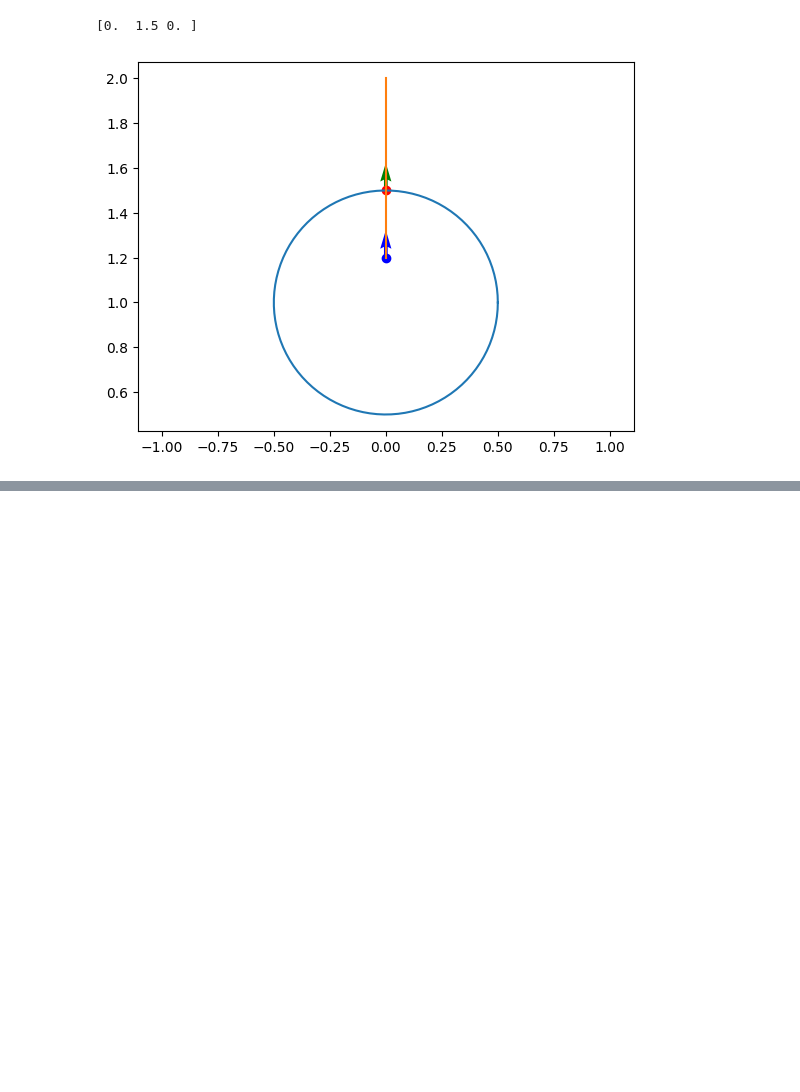
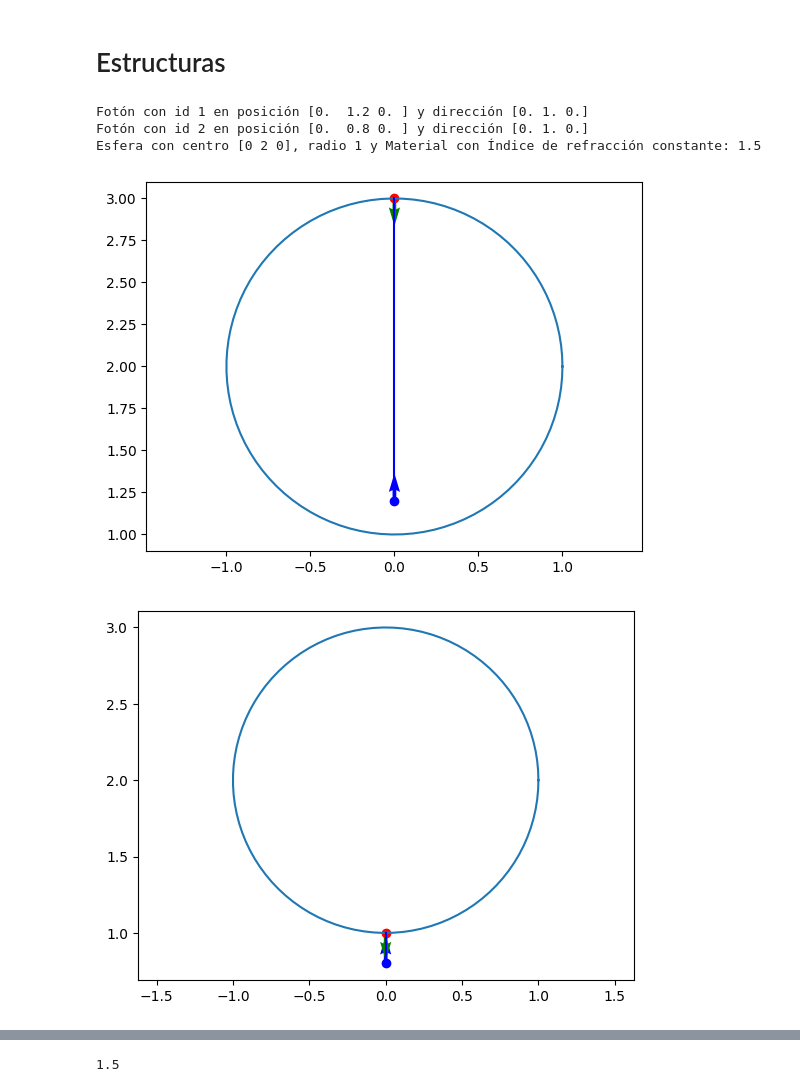
Before and after one commit to Olmichu22/Proyecto-DM-Master-Tecnologia-Fisica, a Jupyter notebook: test.ipynb, the cells around one changed output, grey strips where cells are left out. Saved outputs shown, nothing was run; the diff lists cells and outputs as text; code cells hidden in the pictures; blank space fills up the shorter version.

```diff
--- a/test.ipynb
+++ b/test.ipynb
@@ -74,29 +27,46 @@ def intersecion_foton_esfera(centro, radio, foton):
+# %% [markdown]
+# Estructuras
 # %%
-# Generamos una esfera de radio 0.5 y centro en el 1, 1
-foton1 = SimulatedPhoton(1, pos = np.array([0, 1.2, 0]), dire = np.array([0, 1, 0]))
-centro = np.array([0, 1, 0])
-radio = 0.5
-origen = foton1.get_pos()
-direccion = foton1.get_dir()
-interseccion_1, n = intersecion_foton_esfera(centro, radio, foton1)
-print(interseccion_1)
-# Dibujamos circunferencia (coordenadas x e y)
-theta = np.linspace(0, 2*np.pi, 100)
-x = centro[0] + radio*np.cos(theta)
-y = centro[1] + radio*np.sin(theta)
-plt.plot(x, y)
-plt.xlim(-2,2)
-plt.ylim(0,2)
-# Same size axis
-# Dibujar origen y vector de direccion
-plt.scatter(origen[0], origen[1], c='b')
-plt.quiver(origen[0], origen[1], direccion[0], direccion[1], color='b')
-plt.quiver(interseccion_1[0], interseccion_1[1], n[0], n[1], color='g')
-plt.axis('equal')
-plt.plot([origen[0], 0], [origen[1], 2])
-plt.scatter(interseccion_1[0], interseccion_1[1], c='r')
-# plt.scatter(interseccion_2[0], interseccion_2[1], c='r')
-plt.show()
+def dibujar_interseccion_esfera_foton(esfera, foton):
+  interseccion, n = esfera.interseccion(foton)
+  # Dibujamos la esfera
+  x, y = esfera.getPlotCoords()
+  plt.plot(x, y)
+  plt.xlim(-2,2)
+  plt.ylim(0,4)
+
+  # Dibujar origen y vector de direccion
+  plt.scatter(foton.pos[0], foton.pos[1], c='b')
+  plt.quiver(foton.pos[0], foton.pos[1],
+            foton.dire[0], foton.dire[1], color='b')
+  plt.quiver(interseccion[0], interseccion[1], n[0], n[1], color='g')
+  plt.axis('equal')
+
+
+  # Dibujamos segmento de trayectoria
+  plt.plot([foton.pos[0], interseccion[0]], [foton.pos[1], interseccion[1]], c='b')
+
+  plt.scatter(interseccion[0], interseccion[1], c='r')
+  # plt.scatter(interseccion_2[0], interseccion_2[1], c='r')
+  plt.show()
-# %% [output]
-[0.  1.5 0. ]
-[figure, removed]
+# %%
+# Generamos una esfera de radio 0.5 y centro en el 1, 1
+f_dentro = SimulatedPhoton(1, pos = np.array([0, 1.2, 0]), dire = np.array([0, 1, 0]), spa = 1)
+f_fuera = SimulatedPhoton(2, pos = np.array([0, 0.8, 0]), dire = np.array([0, 1, 0]), spa = 0)
+f_fuera_2 = SimulatedPhoton(3, pos = np.array([0, 0.8, 0]), dire = np.array([0, -1, 0]), spa = 0)
+esfera = Esfera(np.array([0, 2, 0]), 1)
+
+print(f_dentro)
+print(f_fuera)
+print(esfera)
+# %% [output]
+Fotón con id 1 en posición [0.  1.2 0. ] y dirección [0. 1. 0.]
+Fotón con id 2 en posición [0.  0.8 0. ] y dirección [0. 1. 0.]
+Esfera con centro [0 2 0], radio 1 y Material con Índice de refracción constante: 1.5
+# %%
+dibujar_interseccion_esfera_foton(esfera, f_dentro)
+dibujar_interseccion_esfera_foton(esfera, f_fuera)
+dibujar_interseccion_esfera_foton(esfera, f_fuera_2)
+# %% [output]
+[figure, added]
+[figure, added]
@@ -102,0 +74,6 @@ plt.show()
+# %%
+# Como tiene indice de regracción constante
+# no cambia con la frecuencia
+esfera.material.indice_refraccion.calcular(1000)
+# %% [output]
+1.5
```
Also changed, not shown: parts of 16 cells of this notebook, 6 other files.
